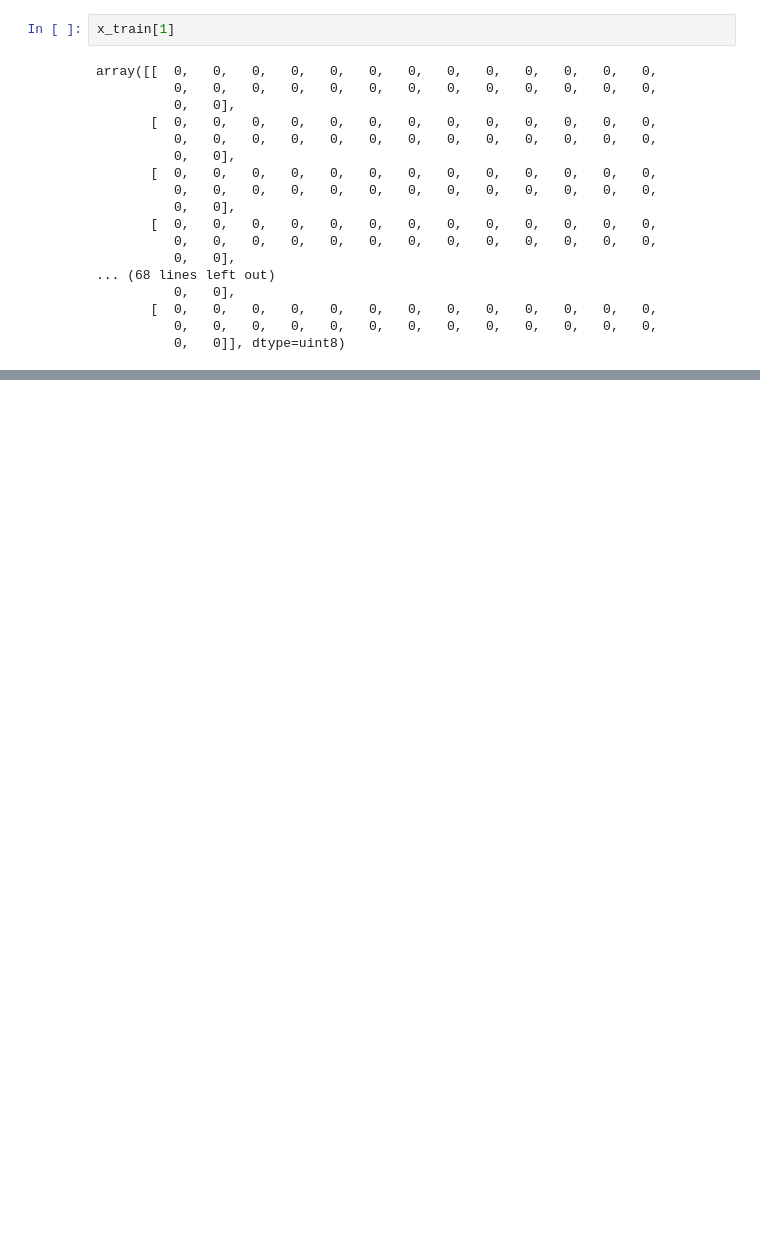
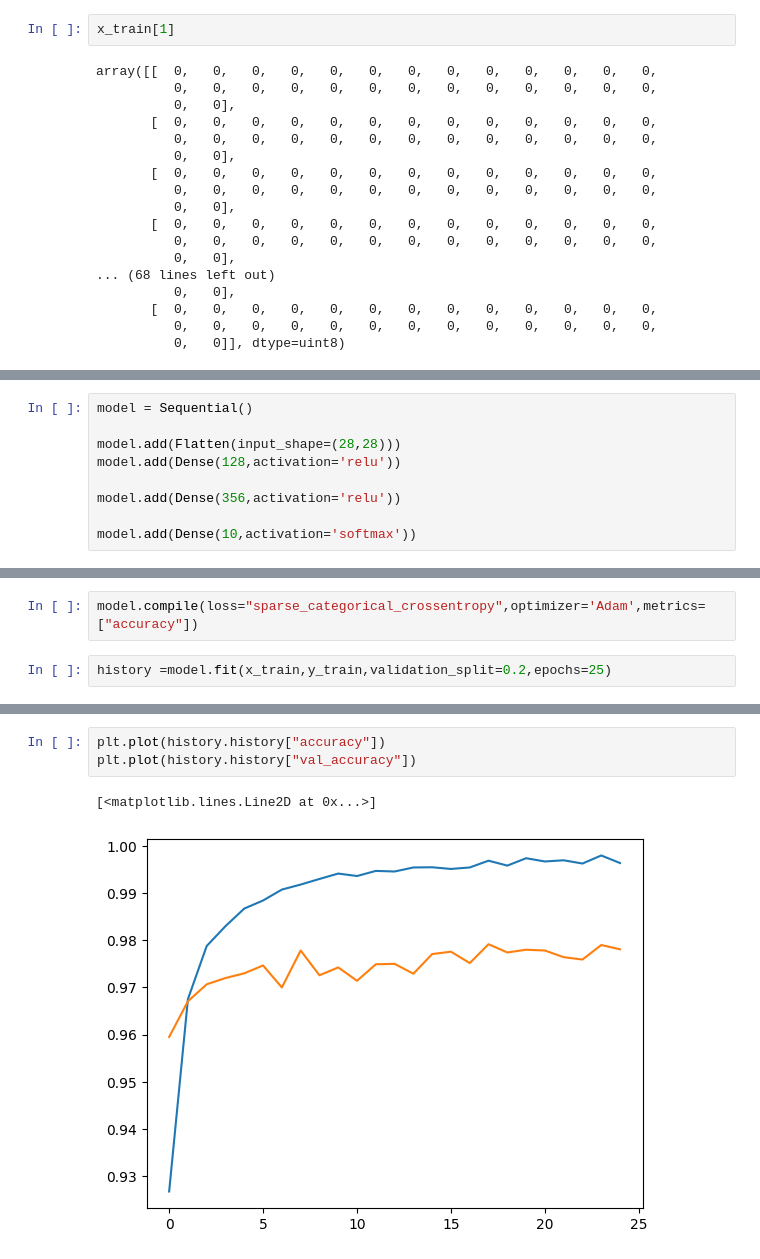
Before and after one commit to kapilsuara/Deep-Learning-, a Jupyter notebook: mnist-dataset.ipynb, the cells around one changed output, grey strips where cells are left out. Drawn from its saved outputs; the diff is of its cells as text; blank space fills up the shorter version.

```diff
--- a/mnist-dataset.ipynb
+++ b/mnist-dataset.ipynb
@@ -53,0 +88,9 @@ array([[  0,   0,   0,   0,   0,   0,   0,   0,   0,   0,   0,   0,   0,
+# %%
+model = Sequential()
+
+model.add(Flatten(input_shape=(28,28)))
+model.add(Dense(128,activation='relu'))
+
+model.add(Dense(356,activation='relu'))
+
+model.add(Dense(10,activation='softmax'))
@@ -53,0 +117,4 @@ array([[  0,   0,   0,   0,   0,   0,   0,   0,   0,   0,   0,   0,   0,
+# %%
+model.compile(loss="sparse_categorical_crossentropy",optimizer='Adam',metrics=["accuracy"])
+# %%
+history =model.fit(x_train,y_train,validation_split=0.2,epochs=25)
@@ -53,0 +159,6 @@ array([[  0,   0,   0,   0,   0,   0,   0,   0,   0,   0,   0,   0,   0,
+# %%
+plt.plot(history.history["accuracy"])
+plt.plot(history.history["val_accuracy"])
+# %% [output]
+[<matplotlib.lines.Line2D at 0x...>]
+[figure, added]
```
Also changed, not shown: parts of 12 cells of this notebook.
